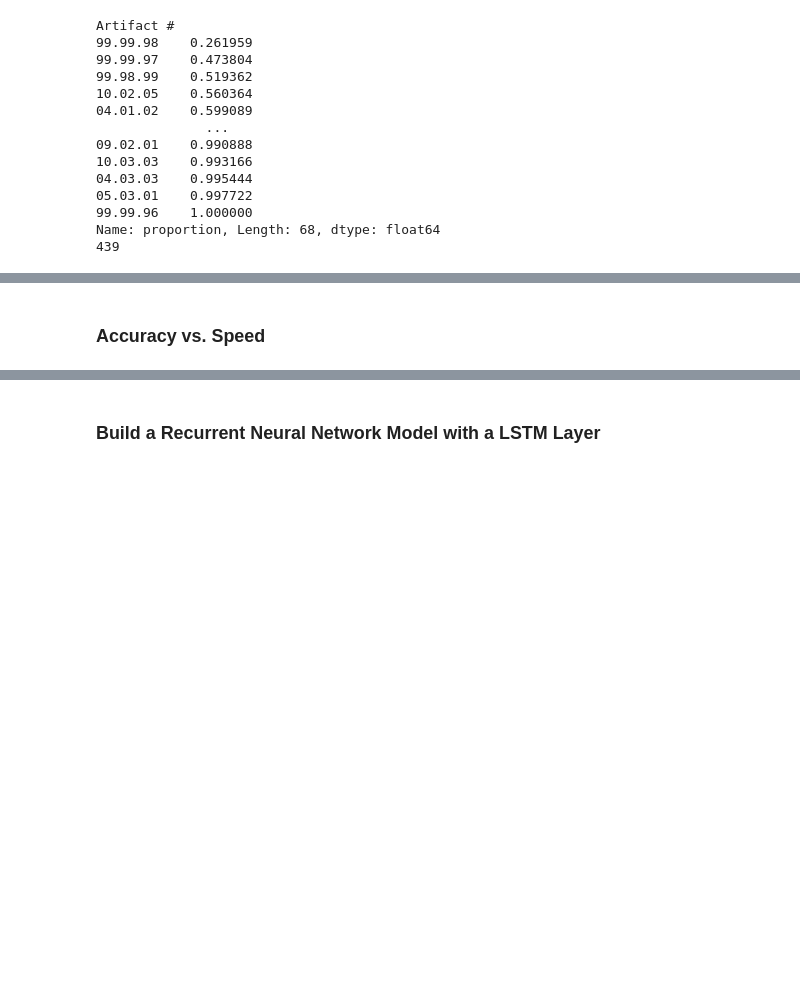
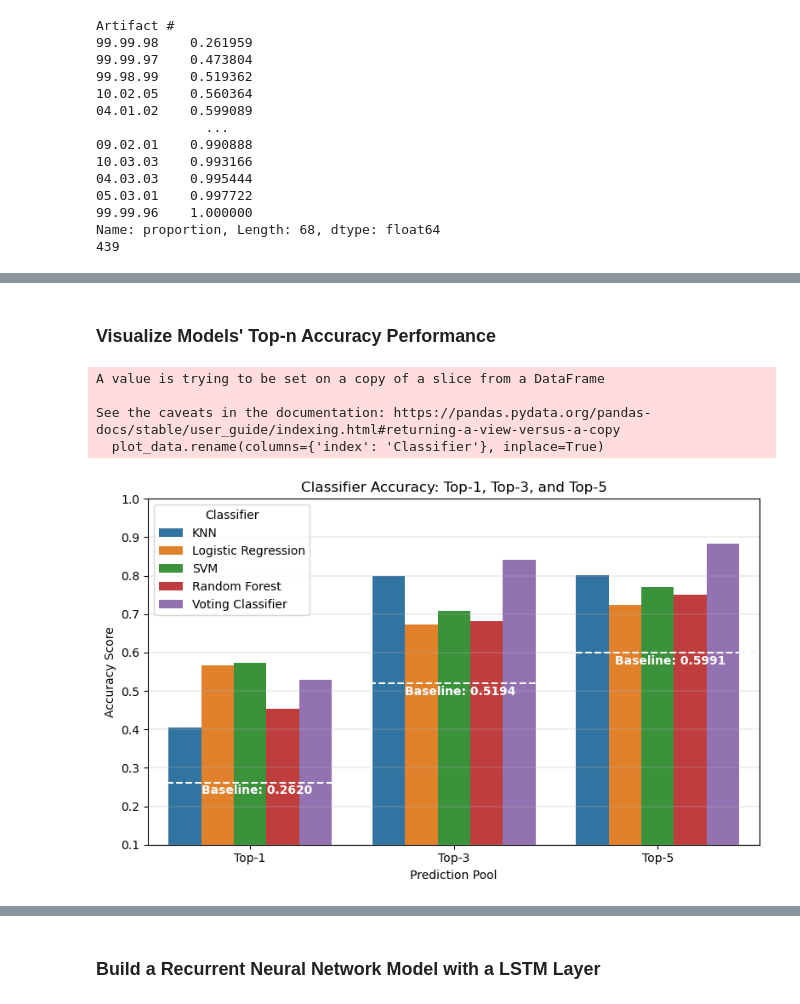
Before and after one commit to chihming-chen/light-weight-TMF-classifier, a Jupyter notebook: TMF Classifier.ipynb, the cells around one changed output, grey strips where cells are left out. Drawn from its saved outputs; the diff is of its cells as text; code cells hidden in the pictures; blank space fills up the shorter version.

```diff
--- a/TMF Classifier.ipynb
+++ b/TMF Classifier.ipynb
@@ -877,2 +834,45 @@ See the caveats in the documentation: https://pandas.pydata.org/pandas-docs/stab
-# %% [markdown]
-### Accuracy vs. Speed
+# %% [markdown]
+### Visualize Models' Top-n Accuracy Performance
+# %%
+plot_data = metrics_df[['Test score', 'Top-3 Accuracy', 'Top-5 Accuracy']]
+
+# Reset index to include Classifier names as a column
+plot_data.reset_index(inplace=True)
+plot_data.rename(columns={'index': 'Classifier'}, inplace=True)
+
+# Melt the DataFrame to long format
+metrics_long = pd.melt(plot_data, id_vars='Classifier', var_name='Metric', value_name='Accuracy')
+
+# Map metric names to 'Top-1', 'Top-3', and 'Top-5'
+metric_mapping = {'Test score': 'Top-1', 'Top-3 Accuracy': 'Top-3', 'Top-5 Accuracy': 'Top-5'}
+metrics_long['Metric'] = metrics_long['Metric'].map(metric_mapping)
+
+# Plot using seaborn
+plt.figure(figsize=(8, 5))
+sns.barplot(data=metrics_long, x='Metric', y='Accuracy', hue='Classifier', width=0.8)
+
+# Drawing horizontal lines for baselines
+plt.axhline(xmax=0.3, y=top1_baseline, color='white', linestyle='--')
+plt.axhline(xmin=0.3 ,xmax=0.65, y=top3_baseline, color='white', linestyle='--')
+plt.axhline(xmin=0.7, y=top5_baseline, color='white', linestyle='--')
+
+# Adding annotations
+plt.text(x=-0.24, y=top1_baseline - 0.03, s=f'Baseline: {top1_baseline:.4f}', color='white', fontweight='bold')
+plt.text(x=0.76, y=top3_baseline - 0.03, s=f'Baseline: {top3_baseline:.4f}', color='white', fontweight='bold')
+plt.text(x=1.79, y=top5_baseline - 0.03, s=f'Baseline: {top5_baseline:.4f}', color='white', fontweight='bold')
+
+plt.title('Classifier Accuracy: Top-1, Top-3, and Top-5')
+plt.xlabel('Prediction Pool')
+plt.ylabel('Accuracy Score')
+plt.ylim((0.1, 1))
+# plt.legend(title='Classifier', bbox_to_anchor=(1.02, 1), loc='upper left')
+plt.tight_layout()
+plt.grid(axis='y', linewidth=0.3)
+plt.savefig("images/top-n-accuracy.png", bbox_inches='tight')
+plt.show()
+# %% [output]
+A value is trying to be set on a copy of a slice from a DataFrame
+
+See the caveats in the documentation: https://pandas.pydata.org/pandas-docs/stable/user_guide/indexing.html#returning-a-view-versus-a-copy
+  plot_data.rename(columns={'index': 'Classifier'}, inplace=True)
+[figure, added]
```
Also changed, not shown: parts of 45 cells of this notebook.
